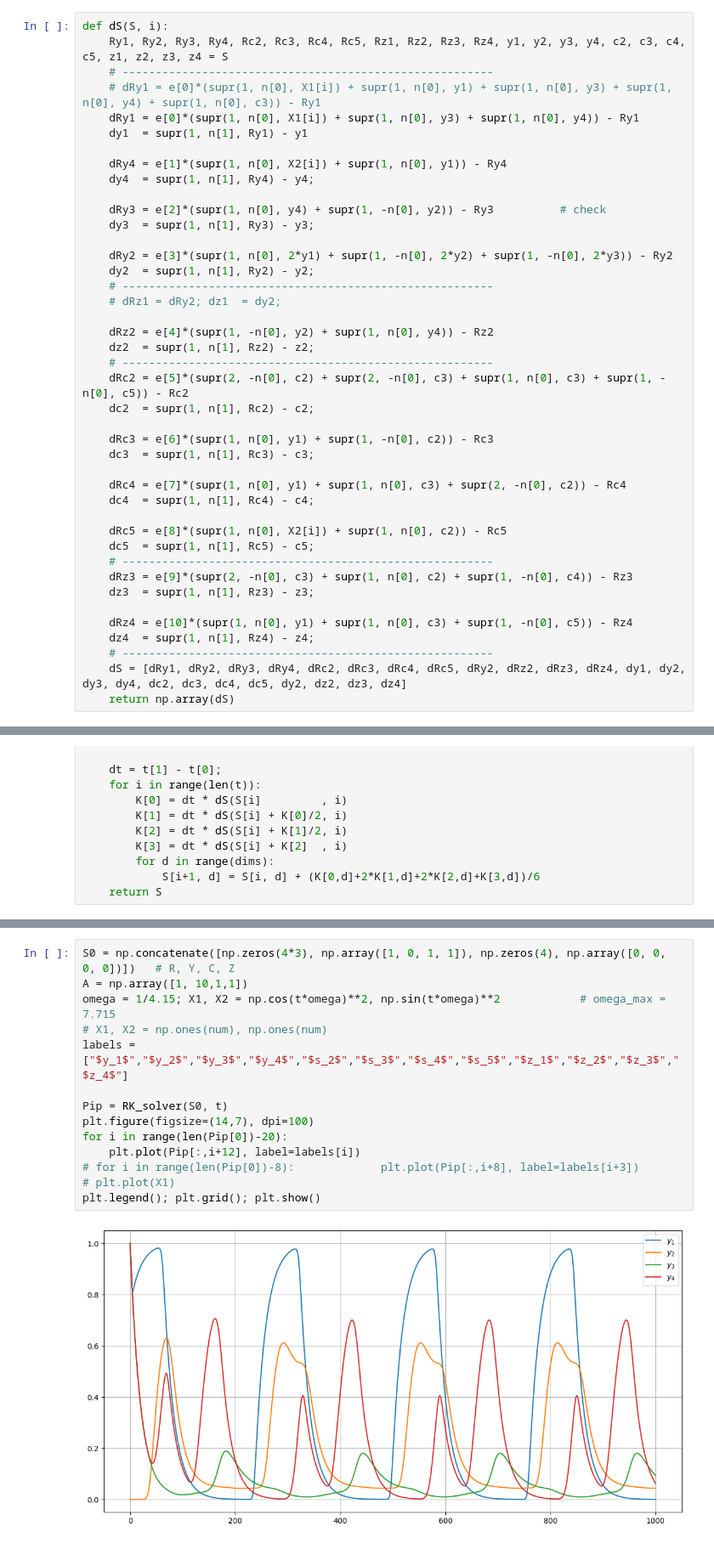
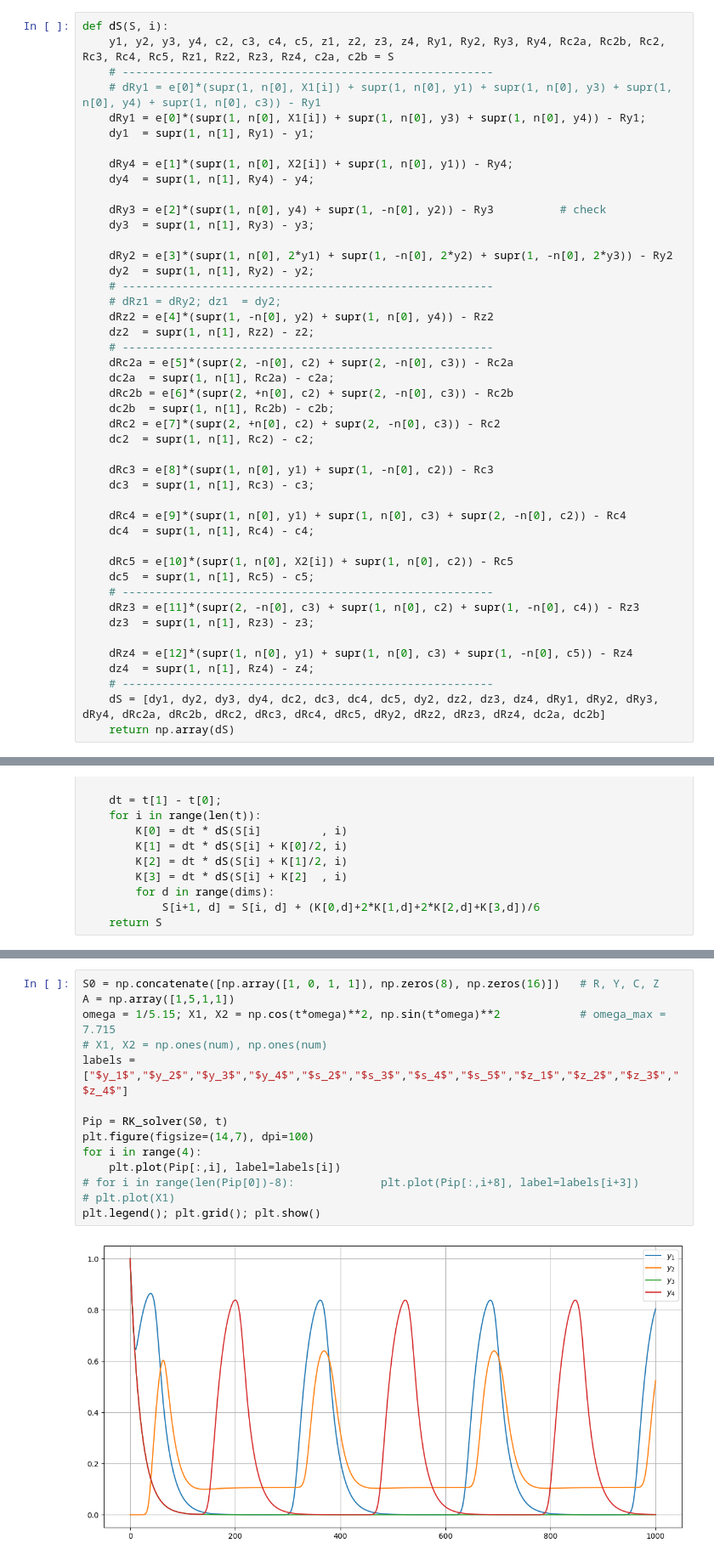
Before and after one commit to joshbrx/biomath_model, a Jupyter notebook: Stellate_N_cancer_cells.ipynb, the cells around one changed output, grey strips where cells are left out. Shown at 85% size. Cells and saved outputs as stored; diff of their text form.

```diff
--- a/Stellate_N_cancer_cells.ipynb
+++ b/Stellate_N_cancer_cells.ipynb
@@ -17,13 +17,13 @@ def supr(e, n, s):
     return e/(1 + s**n)
 # %%
 def dS(S, i):
-    Ry1, Ry2, Ry3, Ry4, Rc2, Rc3, Rc4, Rc5, Rz1, Rz2, Rz3, Rz4, y1, y2, y3, y4, c2, c3, c4, c5, z1, z2, z3, z4 = S
+    y1, y2, y3, y4, c2, c3, c4, c5, z1, z2, z3, z4, Ry1, Ry2, Ry3, Ry4, Rc2a, Rc2b, Rc2, Rc3, Rc4, Rc5, Rz1, Rz2, Rz3, Rz4, c2a, c2b = S
     # --------------------------------------------------------
     # dRy1 = e[0]*(supr(1, n[0], X1[i]) + supr(1, n[0], y1) + supr(1, n[0], y3) + supr(1, n[0], y4) + supr(1, n[0], c3)) - Ry1
-    dRy1 = e[0]*(supr(1, n[0], X1[i]) + supr(1, n[0], y3) + supr(1, n[0], y4)) - Ry1
-    dy1  = supr(1, n[1], Ry1) - y1
+    dRy1 = e[0]*(supr(1, n[0], X1[i]) + supr(1, n[0], y3) + supr(1, n[0], y4)) - Ry1;
+    dy1  = supr(1, n[1], Ry1) - y1;
 
-    dRy4 = e[1]*(supr(1, n[0], X2[i]) + supr(1, n[0], y1)) - Ry4
+    dRy4 = e[1]*(supr(1, n[0], X2[i]) + supr(1, n[0], y1)) - Ry4;
     dy4  = supr(1, n[1], Ry4) - y4;
 
     dRy3 = e[2]*(supr(1, n[0], y4) + supr(1, -n[0], y2)) - Ry3          # check
@@ -33,29 +33,32 @@ def dS(S, i):
     dy2  = supr(1, n[1], Ry2) - y2;
     # --------------------------------------------------------
     # dRz1 = dRy2; dz1  = dy2;
-
     dRz2 = e[4]*(supr(1, -n[0], y2) + supr(1, n[0], y4)) - Rz2
     dz2  = supr(1, n[1], Rz2) - z2;
     # --------------------------------------------------------
-    dRc2 = e[5]*(supr(2, -n[0], c2) + supr(2, -n[0], c3) + supr(1, n[0], c3) + supr(1, -n[0], c5)) - Rc2
+    dRc2a = e[5]*(supr(2, -n[0], c2) + supr(2, -n[0], c3)) - Rc2a
+    dc2a  = supr(1, n[1], Rc2a) - c2a;
+    dRc2b = e[6]*(supr(2, +n[0], c2) + supr(2, -n[0], c3)) - Rc2b
+    dc2b  = supr(1, n[1], Rc2b) - c2b;
+    dRc2 = e[7]*(supr(2, +n[0], c2) + supr(2, -n[0], c3)) - Rc2
     dc2  = supr(1, n[1], Rc2) - c2;
 
-    dRc3 = e[6]*(supr(1, n[0], y1) + supr(1, -n[0], c2)) - Rc3
+    dRc3 = e[8]*(supr(1, n[0], y1) + supr(1, -n[0], c2)) - Rc3
     dc3  = supr(1, n[1], Rc3) - c3;
 
-    dRc4 = e[7]*(supr(1, n[0], y1) + supr(1, n[0], c3) + supr(2, -n[0], c2)) - Rc4
+    dRc4 = e[9]*(supr(1, n[0], y1) + supr(1, n[0], c3) + supr(2, -n[0], c2)) - Rc4
     dc4  = supr(1, n[1], Rc4) - c4;
 
-    dRc5 = e[8]*(supr(1, n[0], X2[i]) + supr(1, n[0], c2)) - Rc5
+    dRc5 = e[10]*(supr(1, n[0], X2[i]) + supr(1, n[0], c2)) - Rc5
     dc5  = supr(1, n[1], Rc5) - c5;
     # --------------------------------------------------------
-    dRz3 = e[9]*(supr(2, -n[0], c3) + supr(1, n[0], c2) + supr(1, -n[0], c4)) - Rz3
+    dRz3 = e[11]*(supr(2, -n[0], c3) + supr(1, n[0], c2) + supr(1, -n[0], c4)) - Rz3
     dz3  = supr(1, n[1], Rz3) - z3;
 
-    dRz4 = e[10]*(supr(1, n[0], y1) + supr(1, n[0], c3) + supr(1, -n[0], c5)) - Rz4
+    dRz4 = e[12]*(supr(1, n[0], y1) + supr(1, n[0], c3) + supr(1, -n[0], c5)) - Rz4
     dz4  = supr(1, n[1], Rz4) - z4;
     # --------------------------------------------------------
-    dS = [dRy1, dRy2, dRy3, dRy4, dRc2, dRc3, dRc4, dRc5, dRy2, dRz2, dRz3, dRz4, dy1, dy2, dy3, dy4, dc2, dc3, dc4, dc5, dy2, dz2, dz3, dz4]
+    dS = [dy1, dy2, dy3, dy4, dc2, dc3, dc4, dc5, dy2, dz2, dz3, dz4, dRy1, dRy2, dRy3, dRy4, dRc2a, dRc2b, dRc2, dRc3, dRc4, dRc5, dRy2, dRz2, dRz3, dRz4, dc2a, dc2b]
     return np.array(dS)
 # %%
 def RK_solver(S0, t):
@@ -83,21 +86,21 @@ e = [1/0.25, 2.4, 0.85, 0.43, 1/1.25, 1/2.25, 1/0.25, 1/1.25, 1/4.25, 1/2.75, 1/
 start=0; step=0.05; num=1000
 t = np.arange(0,num)*step+start
 # %%
-S0 = np.concatenate([np.zeros(4*3), np.array([1, 0, 1, 1]), np.zeros(4), np.array([0, 0, 0, 0])])   # R, Y, C, Z
-A = np.array([1, 10,1,1])
-omega = 1/4.15; X1, X2 = np.cos(t*omega)**2, np.sin(t*omega)**2            # omega_max = 7.715
+S0 = np.concatenate([np.array([1, 0, 1, 1]), np.zeros(8), np.zeros(16)])   # R, Y, C, Z
+A = np.array([1,5,1,1])
+omega = 1/5.15; X1, X2 = np.cos(t*omega)**2, np.sin(t*omega)**2            # omega_max = 7.715
 # X1, X2 = np.ones(num), np.ones(num)
 labels = ["$y_1$","$y_2$","$y_3$","$y_4$","$s_2$","$s_3$","$s_4$","$s_5$","$z_1$","$z_2$","$z_3$","$z_4$"]
 
 Pip = RK_solver(S0, t)
 plt.figure(figsize=(14,7), dpi=100)
-for i in range(len(Pip[0])-20):
-    plt.plot(Pip[:,i+12], label=labels[i])
+for i in range(4):
+    plt.plot(Pip[:,i], label=labels[i])
 # for i in range(len(Pip[0])-8):             plt.plot(Pip[:,i+8], label=labels[i+3])
 # plt.plot(X1)
 plt.legend(); plt.grid(); plt.show()
 # %% [output]
-[figure, old version]
+[figure, new version]
 # %%
 plt.figure(figsize=(14,7), dpi=100)
 for i in range(4):
```
Also changed, not shown: parts of 4 cells of this notebook.
